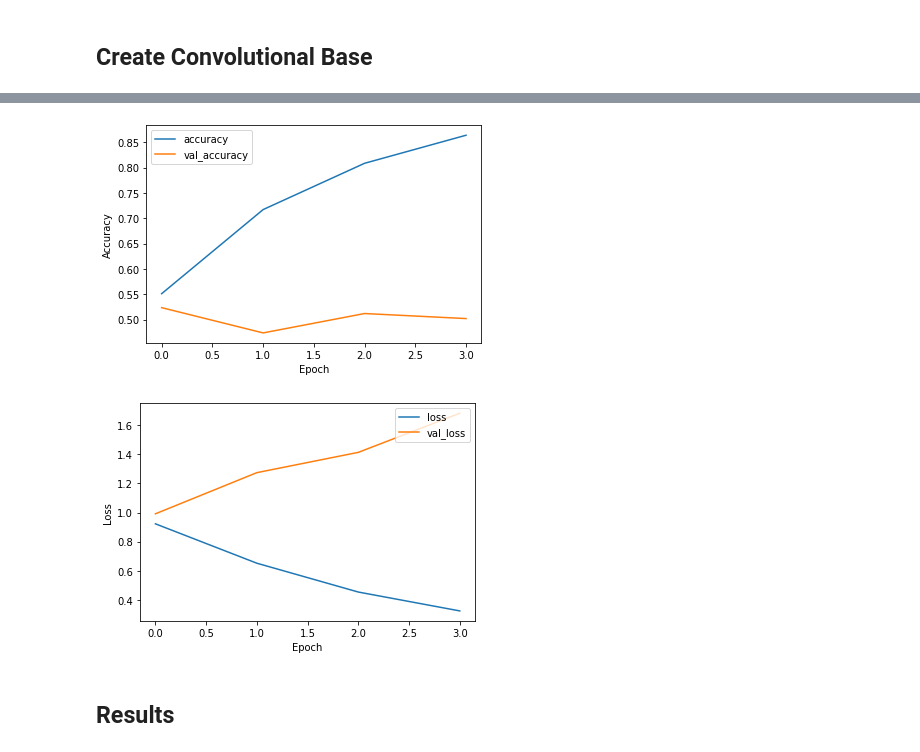
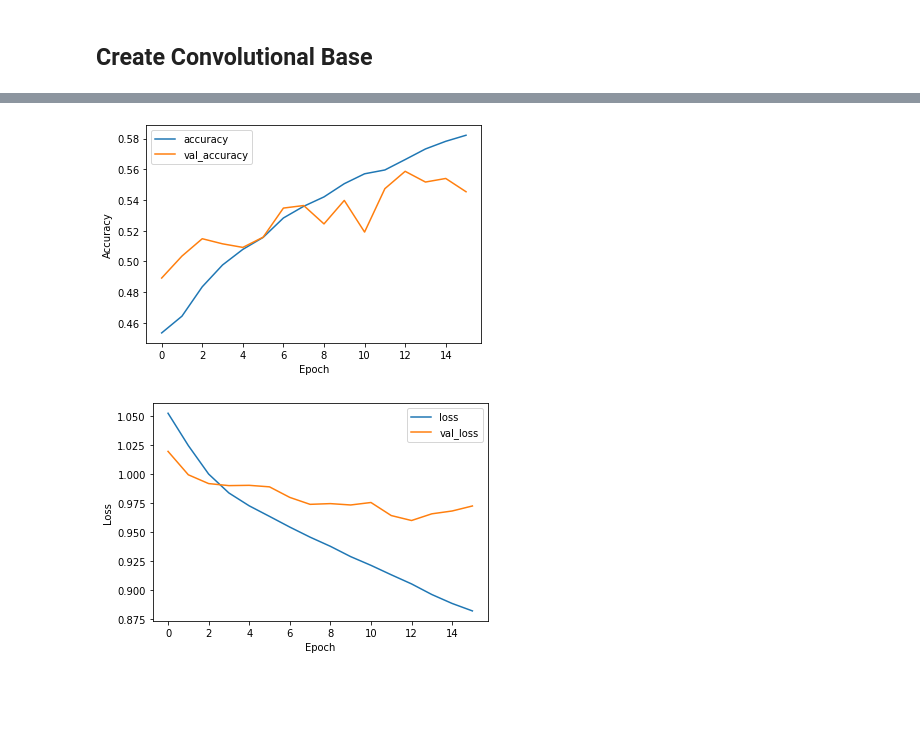
Before and after one commit to NickCheney/liver-cancer-classification, a Jupyter notebook: cnn_cancer_classification.ipynb, the cells around one changed output, grey strips where cells are left out. Drawn from its saved outputs; the diff is of its cells as text; code cells hidden in the pictures; blank space fills up the shorter version.

Commit message:
final model

```diff
--- a/cnn_cancer_classification.ipynb
+++ b/cnn_cancer_classification.ipynb
@@ -16,6 +16,7 @@ from os.path import isfile, join
 INPUT_DIMS = [32,32]
 BIN_DTYPE = 'int16'
 PATH = "../Images/bin/"
+CHECKPOINT_PATH = './best_weights'
 SAMPLE = None
 TEST_SIZE = 0.15
 VALIDATION_SIZE = 0.10/(1-TEST_SIZE)
@@ -188,7 +189,7 @@ test_images = (test_images + 1000)/4096
 # %%
 #construct and compile the model
 from tensorflow.keras import backend as K
-from tensorflow.keras.layers import Input, Dense, Conv2D, MaxPooling2D, Flatten
+from tensorflow.keras.layers import *
 from tensorflow.keras.models import Model
 from tensorflow.keras.optimizers import Adam
 from tensorflow.keras.callbacks import EarlyStopping
@@ -200,13 +201,17 @@ K.clear_session()
 inputShape = (train_images.shape[1],train_images.shape[2],1)
 
 inp = Input(shape=inputShape)
-conv1 = Conv2D(8,3, activation='relu')(inp)
-pool1 = MaxPooling2D((2,2))(conv1)
-conv2 = Conv2D(8,3, activation='relu')(pool1)
-pool2 = MaxPooling2D((2,2))(conv2)
-flat1 = Flatten()(conv2)
+conv1 = Conv2D(8,3)(inp)
+act1 = Activation("relu")(conv1)
+pool1 = MaxPooling2D((2,2))(act1)
+
+conv2 = Conv2D(8,3)(pool1)
+act2 = Activation("relu")(conv2)
+pool2 = MaxPooling2D((2,2))(act2)
+
+flat1 = Flatten()(pool2)
 dense1 = Dense(256, activation='relu')(flat1)
-dense2 = Dense(64, activation='relu')(dense1)
+dense2 = Dense(32, activation='relu')(dense1)
 out = Dense(3, activation='softmax')(dense2)
 
 model = Model(inp, out)
@@ -230,9 +235,15 @@ Trainable params: 363,675
 Non-trainable params: 0
 _________________________________________________________________
 # %%
-optimizer = Adam(learning_rate=0.002)
+optimizer = Adam(learning_rate=6e-5)
 
-callback = EarlyStopping(monitor='val_loss', patience=3)
+#stop when validation loss starts to increase
+es_callback = EarlyStopping(monitor='val_loss', patience=3)
+
+# Create a callback that saves the model's weights
+cp_callback = tf.keras.callbacks.ModelCheckpoint(filepath=CHECKPOINT_PATH,
+                                                 save_weights_only=True,
+                                                 verbose=1)
 
 model.compile(optimizer=optimizer,
                     loss='categorical_crossentropy',
@@ -240,6 +251,6 @@ model.compile(optimizer=optimizer,
 
 history = model.fit(train_images,
                      train_labels,
-                          epochs=20, batch_size=32, verbose=1,
-                    validation_data=(valid_images,valid_labels),callbacks=[callback])
+                          epochs=100, batch_size=32, verbose=1,
+                    validation_data=(valid_images,valid_labels),callbacks=[es_callback,cp_callback])
 # %% [output]
@@ -268,6 +288,9 @@ plt.ylabel('Loss')
 #plt.ylim([0, 2])
 plt.legend(loc='upper right')
 
+#load best model weights from training
+model.load_weights(CHECKPOINT_PATH)
+
 test_loss, test_acc = model.evaluate(test_images,  test_labels, verbose=2)
 print(test_acc)
 # %% [output]
@@ -276,4 +299,2 @@ print(test_acc)
-[figure, old version]
+[figure, new version]
-[figure, old version]
+[figure, new version]
-# %% [markdown]
-## Results
```
Also changed, not shown: parts of 10 cells of this notebook, 3 other files.
